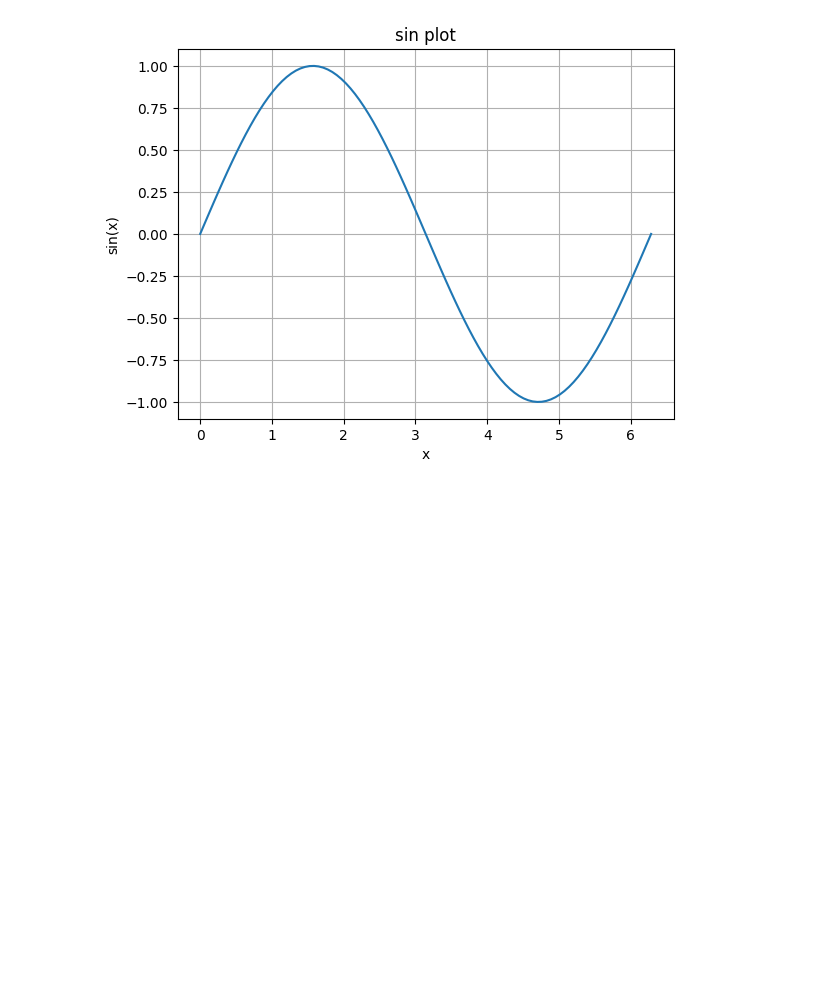
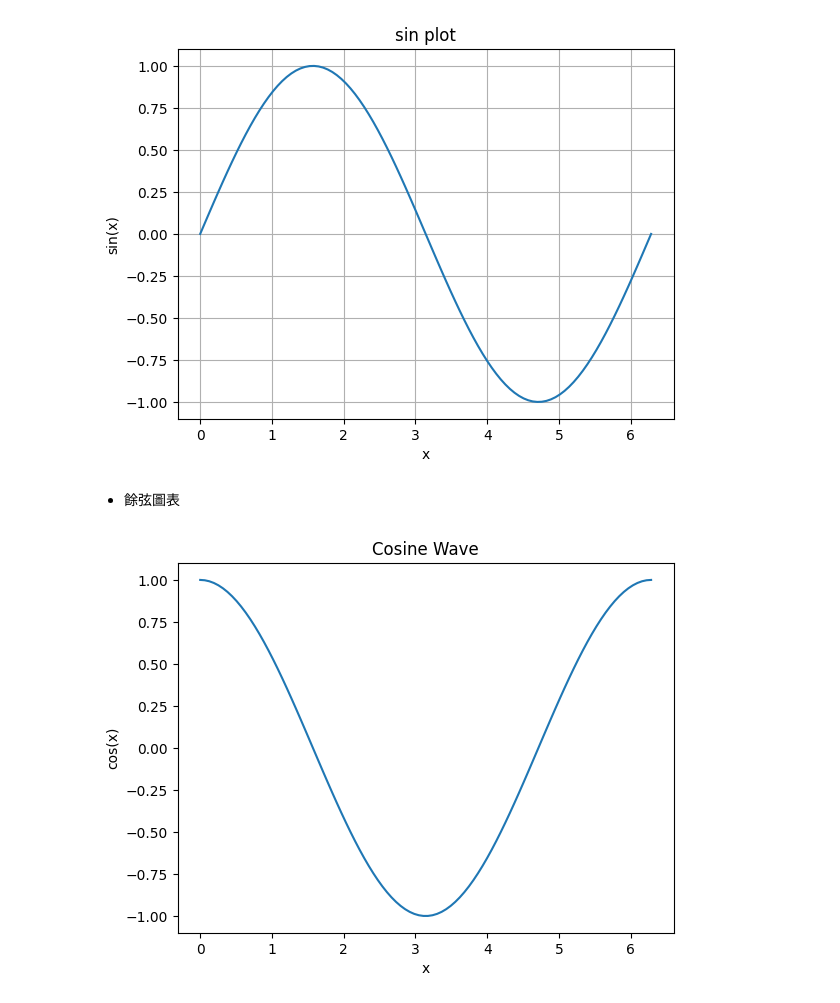
Before and after one commit to Ian19890607/2025_03_15_chillee, a Jupyter notebook: python專案/demo1.ipynb, the cells around one changed output. Drawn from its saved outputs; the diff is of its cells as text; code cells hidden in the pictures; blank space fills up the shorter version.

```diff
--- a/python專案/demo1.ipynb
+++ b/python專案/demo1.ipynb
@@ -25,3 +25,27 @@ plt.grid(True)
 plt.show()
 # %% [output]
 [figure]
+# %% [markdown]
+- 餘弦圖表
+# %%
+import numpy as np
+import matplotlib.pyplot as plt
+
+# 建立 x 軸的資料點，從 0 到 2π，共 100 個點
+x = np.linspace(0, 2 * np.pi, 100)
+
+# 計算 y 軸的資料點，使用 cos() 函數
+y = np.cos(x)
+
+# 使用 plot() 函數繪製餘弦波
+plt.plot(x, y)
+
+# 設定圖表標題和軸標籤
+plt.title('Cosine Wave')
+plt.xlabel('x')
+plt.ylabel('cos(x)')
+
+# 顯示圖表
+plt.show()
+# %% [output]
+[figure, added]
```
